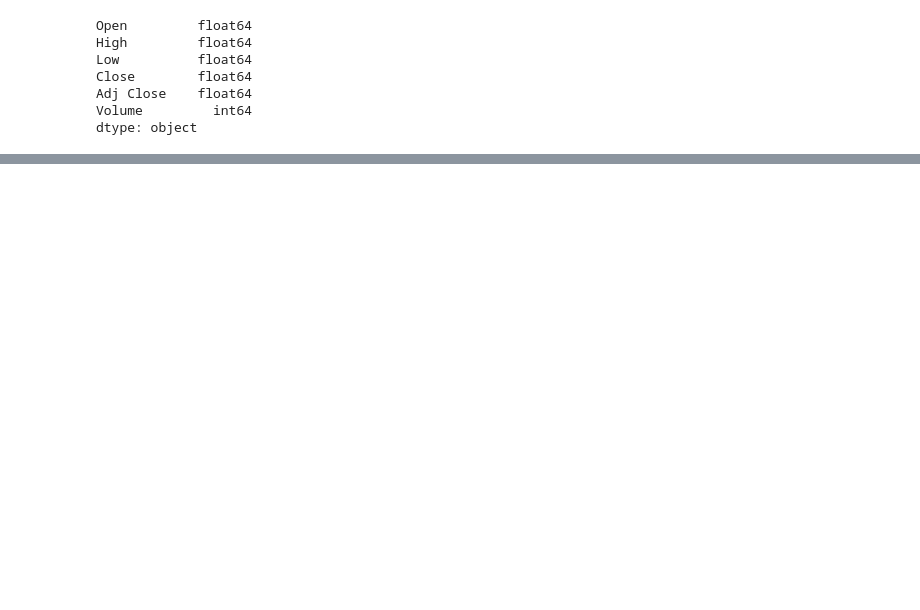
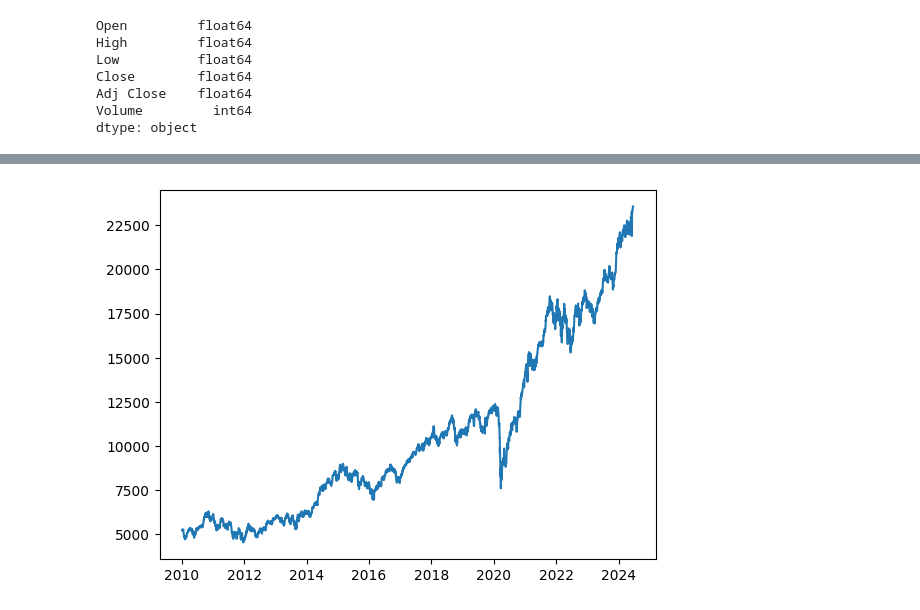
Before and after one commit to Rigava/Load-Nifty-Data, a Jupyter notebook: Technical NB/rsi.ipynb, the cells around one changed output, grey strips where cells are left out. Drawn from its saved outputs; the diff is of its cells as text; code cells hidden in the pictures; blank space fills up the shorter version.

```diff
--- a/Technical NB/rsi.ipynb
+++ b/Technical NB/rsi.ipynb
@@ -5,4 +6,4 @@ import yfinance as yf
 # %%
-data =  yf.download('^NSEI',start="2010-01-01",end = None)
+df =  yf.download('^NSEI',start="2010-01-01",end = None)
 # %% [output]
 [*********************100%%**********************]  1 of 1 completed
@@ -84,0 +20,5 @@ ValueError: Mime type rendering requires nbformat>=4.2.0 but it is not installed
+# %%
+plt.plot(df['Close'])
+plt.show()
+# %% [output]
+[figure, added]
```
Also changed, not shown: parts of 16 cells of this notebook, 1 other file.
